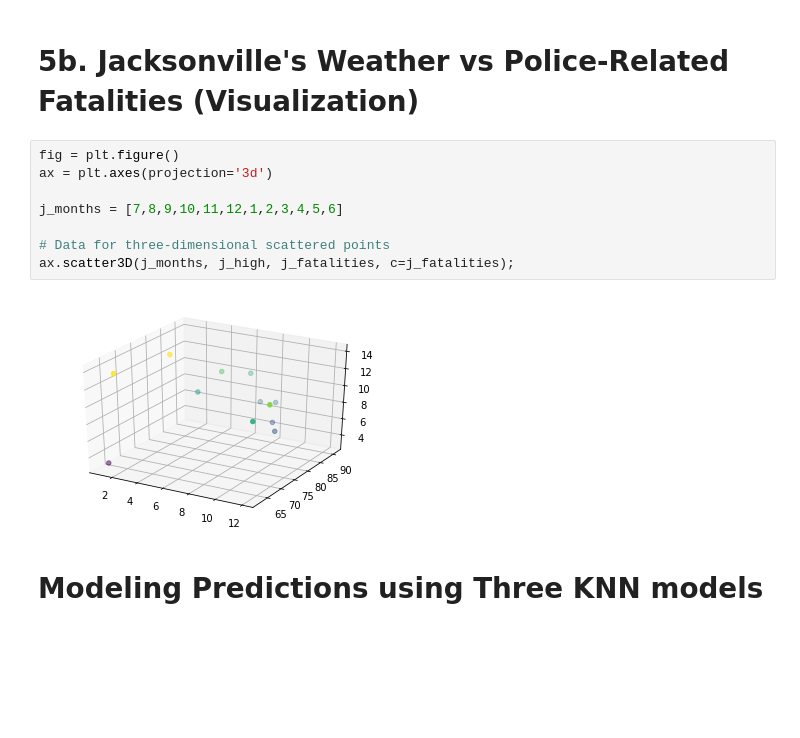
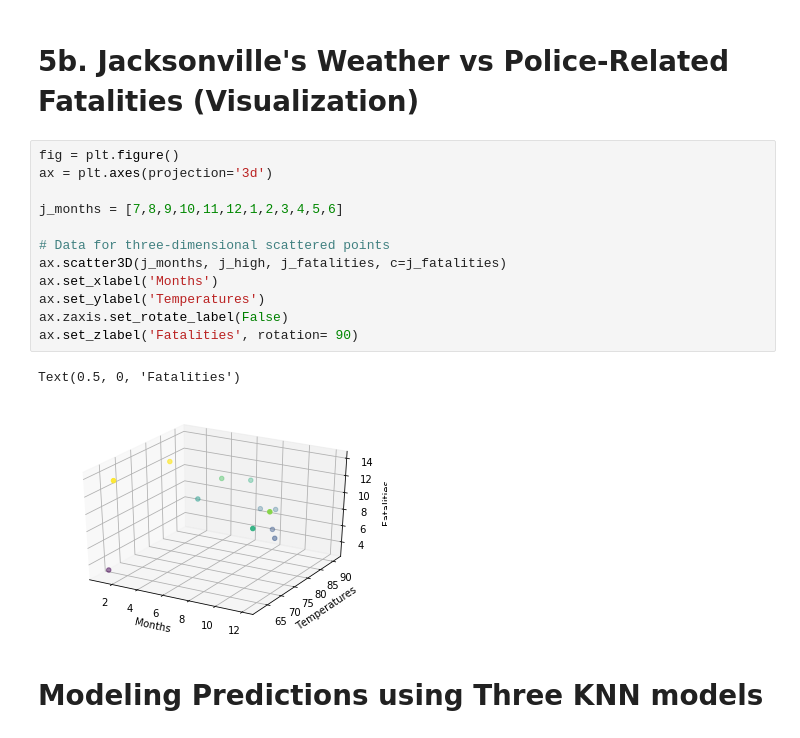
Before and after one commit to Jensen615/Police-Brutality-vs-Weather, a Jupyter notebook: Police-Related Fatalities vs Weather 2014-2015_revised.ipynb, the cells around one changed output. Cells and saved outputs as stored; diff of their text form; blank space fills up the shorter version.

```diff
--- a/Police-Related Fatalities vs Weather 2014-2015_revised.ipynb
+++ b/Police-Related Fatalities vs Weather 2014-2015_revised.ipynb
@@ -232,13 +251,18 @@ ax.scatter3D(h_months, h_high, h_fatalities, c=h_fatalities);
 # %%
 fig = plt.figure()
 ax = plt.axes(projection='3d')
 
 j_months = [7,8,9,10,11,12,1,2,3,4,5,6]
 
 # Data for three-dimensional scattered points
-ax.scatter3D(j_months, j_high, j_fatalities, c=j_fatalities);
+ax.scatter3D(j_months, j_high, j_fatalities, c=j_fatalities)
+ax.set_xlabel('Months')
+ax.set_ylabel('Temperatures')
+ax.zaxis.set_rotate_label(False)
+ax.set_zlabel('Fatalities', rotation= 90)
 # %% [output]
+Text(0.5, 0, 'Fatalities')
-[figure, old version]
+[figure, new version]
 # %% [markdown]
 # Modeling Predictions using Three KNN models
 # %% [markdown]
```
Also changed, not shown: parts of 5 cells of this notebook.
